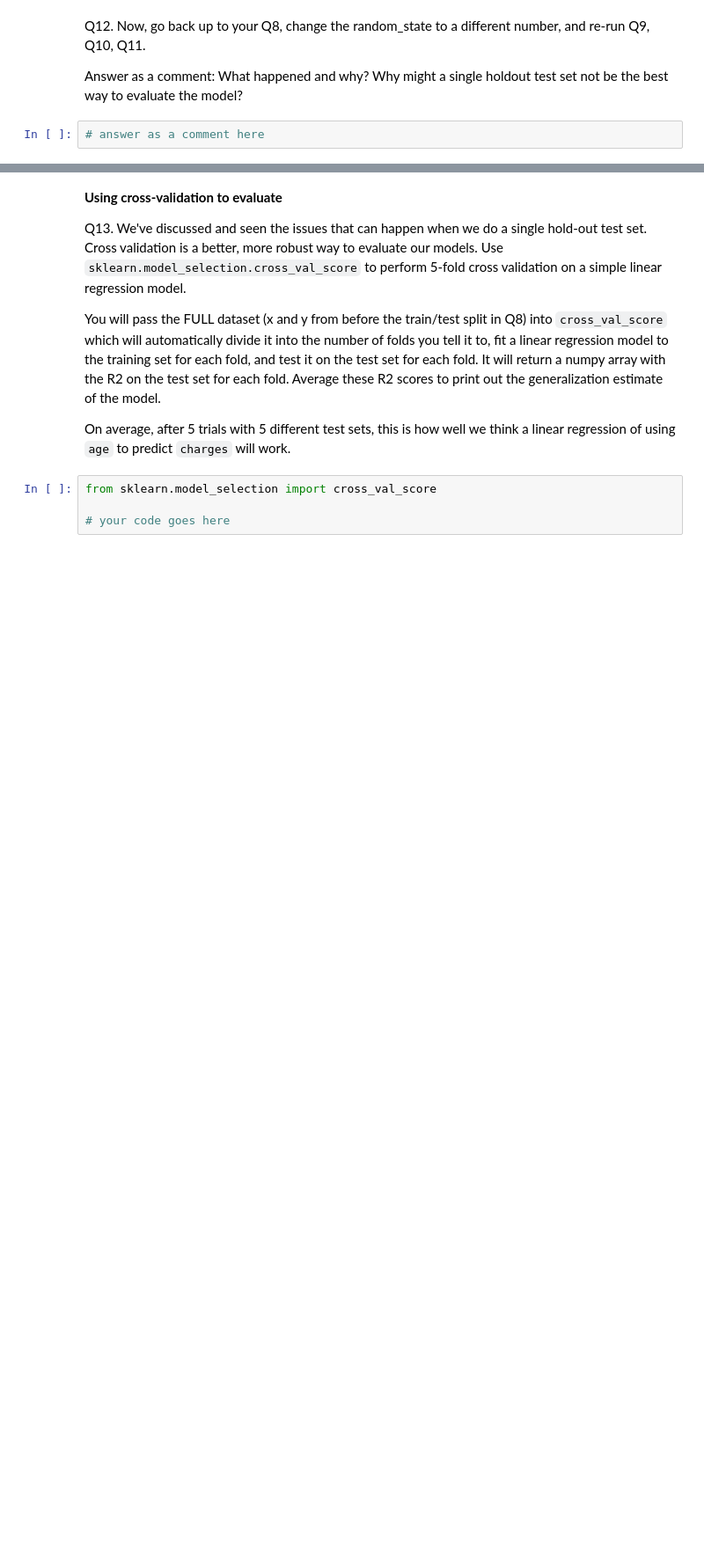
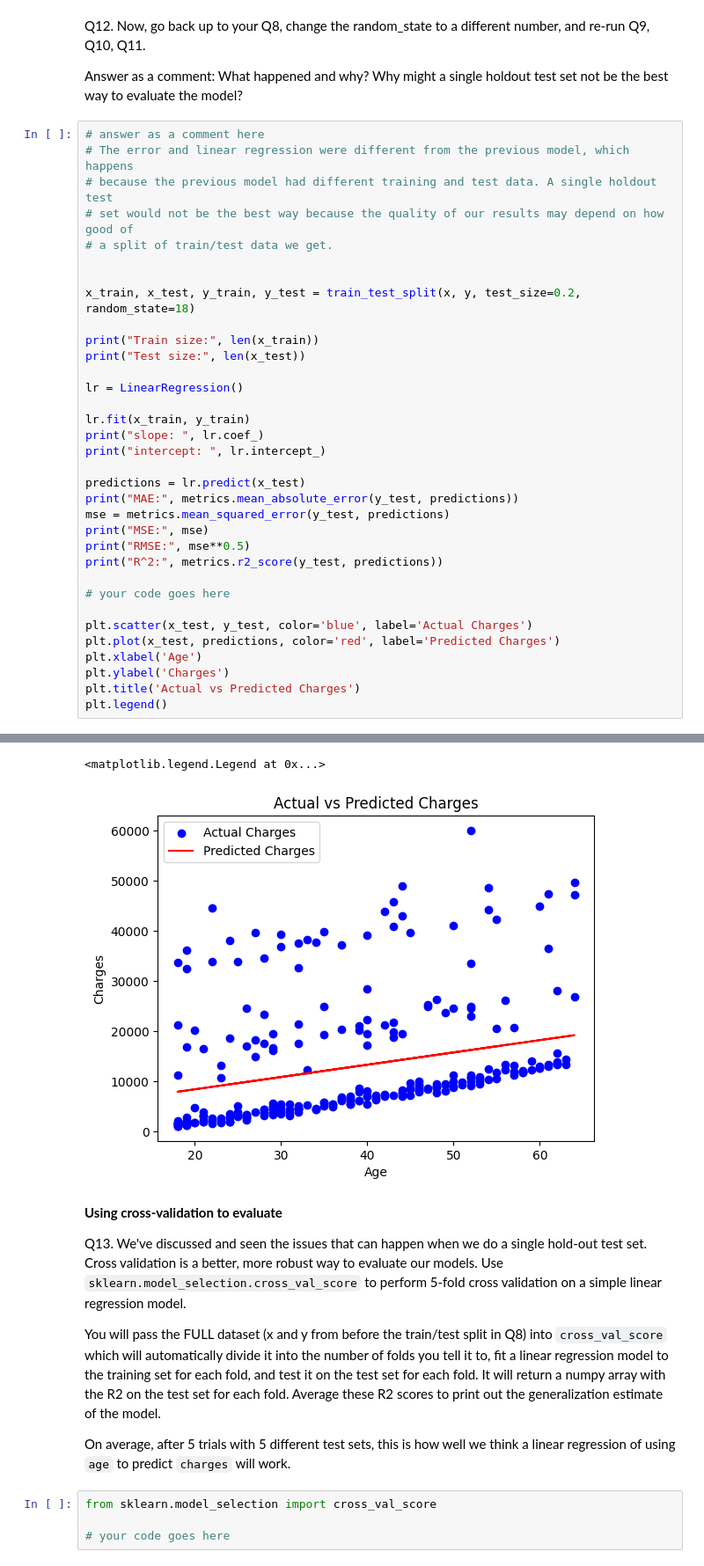
Before and after one commit to jxl22000/ML, a Jupyter notebook: HW3-6/Assignment3.ipynb, the cells around one changed output, grey strips where cells are left out. Shown at 88% size. Drawn from its saved outputs; the diff is of its cells as text; blank space fills up the shorter version.

```diff
--- a/HW3-6/Assignment3.ipynb
+++ b/HW3-6/Assignment3.ipynb
@@ -239,3 +249,36 @@ Q12. Now, go back up to your Q8, change the random_state to a different number,
 Answer as a comment: What happened and why? Why might a single holdout test set not be the best way to evaluate the model?
 # %%
 # answer as a comment here
+# The error and linear regression were different from the previous model, which happens
+# because the previous model had different training and test data. A single holdout test
+# set would not be the best way because the quality of our results may depend on how good of
+# a split of train/test data we get.
+
+
+x_train, x_test, y_train, y_test = train_test_split(x, y, test_size=0.2, random_state=18)
+
+print("Train size:", len(x_train))
+print("Test size:", len(x_test))
+
+lr = LinearRegression()
+
+lr.fit(x_train, y_train)
+print("slope: ", lr.coef_)
+print("intercept: ", lr.intercept_)
+
+predictions = lr.predict(x_test)
+print("MAE:", metrics.mean_absolute_error(y_test, predictions))
+mse = metrics.mean_squared_error(y_test, predictions)
+print("MSE:", mse)
+print("RMSE:", mse**0.5)
+print("R^2:", metrics.r2_score(y_test, predictions))
+
+# your code goes here
+
+plt.scatter(x_test, y_test, color='blue', label='Actual Charges')
+plt.plot(x_test, predictions, color='red', label='Predicted Charges')
+plt.xlabel('Age')
+plt.ylabel('Charges')
+plt.title('Actual vs Predicted Charges')
+plt.legend()
+# %% [output]
@@ -242,3 +293,5 @@ Answer as a comment: What happened and why? Why might a single holdout test set
+<matplotlib.legend.Legend at 0x...>
+[figure, added]
 # %% [markdown]
 **Using cross-validation to evaluate**
 
```
Also changed, not shown: parts of 2 cells of this notebook.
